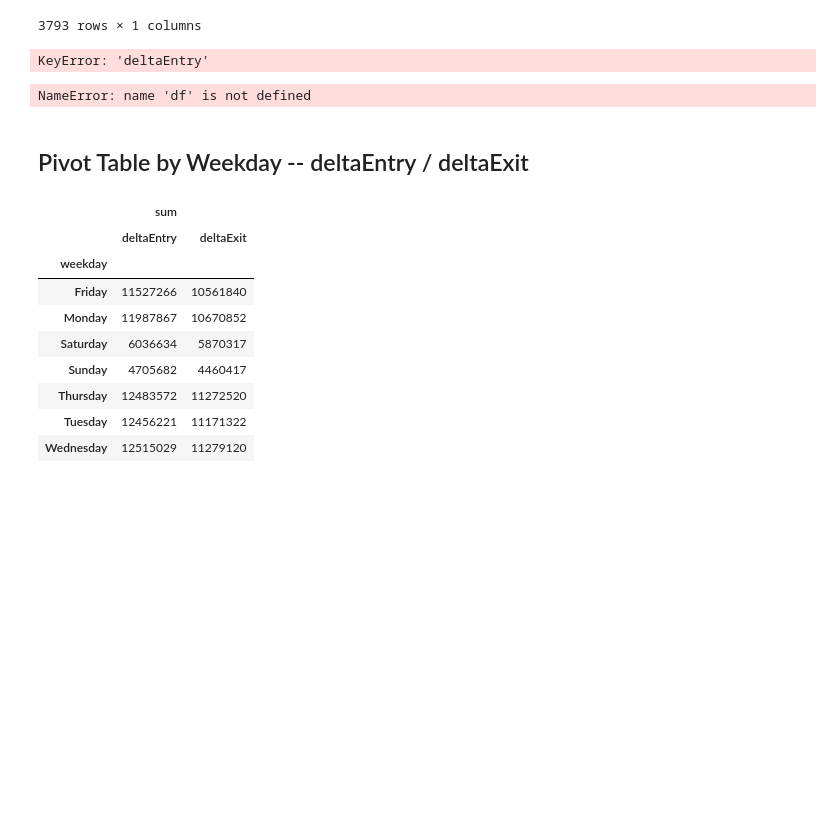
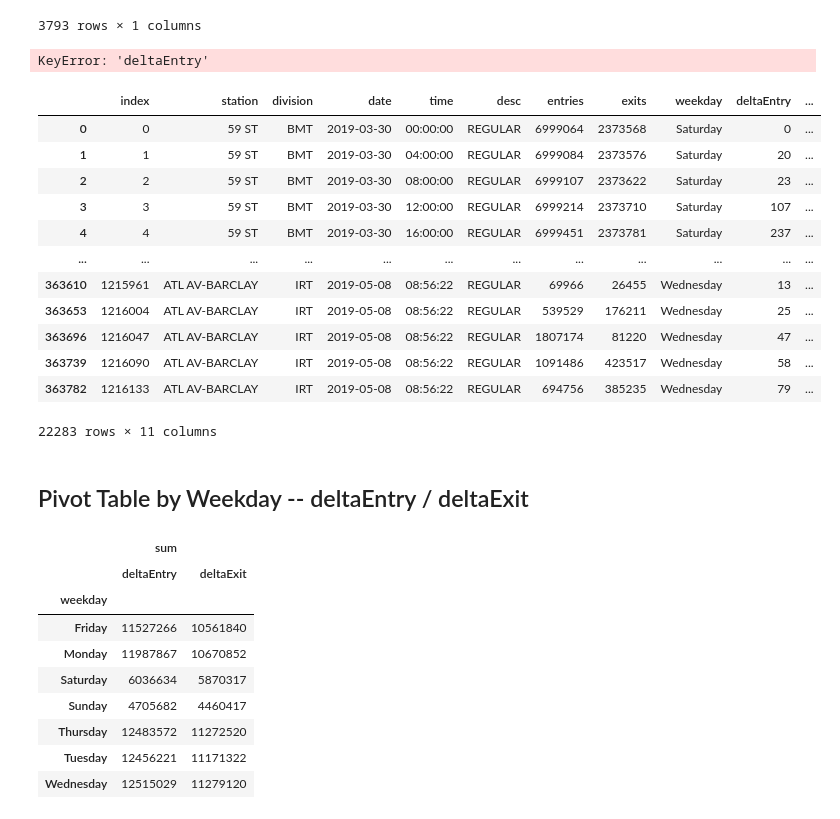
Before and after one commit to cruzkat/Project_01, a Jupyter notebook: Notebooks/KC New Edits MTA.ipynb, the cells around one changed output. Cells and saved outputs as stored; diff of their text form; code cells hidden in the pictures; blank space fills up the shorter version.

```diff
--- a/Notebooks/KC New Edits MTA.ipynb
+++ b/Notebooks/KC New Edits MTA.ipynb
@@ -152,11 +152,22 @@ top20_pivot = pd.pivot_table(top_20_df, values=['deltaEntry','deltaExit'], index
 top20_pivot
 # %% [output]
 KeyError: 'deltaEntry'
-# %%
-time_group = df.sort_values('deltaEntry', ascending = False).groupby(['station']).head(1)
-time_group.groupby(['weekday']).head()
-# %% [output]
-NameError: name 'df' is not defined
+# %%
+df.groupby(['station','weekday','time']).head()
+# %% [output]
+|  | index | station | division | date | time | desc | entries | exits | weekday | deltaEntry | ... |
+| 0 | 0 | 59 ST | BMT | 2019-03-30 | 00:00:00 | REGULAR | 6999064 | 2373568 | Saturday | 0 | ... |
+| 1 | 1 | 59 ST | BMT | 2019-03-30 | 04:00:00 | REGULAR | 6999084 | 2373576 | Saturday | 20 | ... |
+| 2 | 2 | 59 ST | BMT | 2019-03-30 | 08:00:00 | REGULAR | 6999107 | 2373622 | Saturday | 23 | ... |
+| 3 | 3 | 59 ST | BMT | 2019-03-30 | 12:00:00 | REGULAR | 6999214 | 2373710 | Saturday | 107 | ... |
+| 4 | 4 | 59 ST | BMT | 2019-03-30 | 16:00:00 | REGULAR | 6999451 | 2373781 | Saturday | 237 | ... |
+| ... | ... | ... | ... | ... | ... | ... | ... | ... | ... | ... | ... |
+| 363610 | 1215961 | ATL AV-BARCLAY | IRT | 2019-05-08 | 08:56:22 | REGULAR | 69966 | 26455 | Wednesday | 13 | ... |
+| 363653 | 1216004 | ATL AV-BARCLAY | IRT | 2019-05-08 | 08:56:22 | REGULAR | 539529 | 176211 | Wednesday | 25 | ... |
+| 363696 | 1216047 | ATL AV-BARCLAY | IRT | 2019-05-08 | 08:56:22 | REGULAR | 1807174 | 81220 | Wednesday | 47 | ... |
+| 363739 | 1216090 | ATL AV-BARCLAY | IRT | 2019-05-08 | 08:56:22 | REGULAR | 1091486 | 423517 | Wednesday | 58 | ... |
+| 363782 | 1216133 | ATL AV-BARCLAY | IRT | 2019-05-08 | 08:56:22 | REGULAR | 694756 | 385235 | Wednesday | 79 | ... |
+22283 rows × 11 columns
 # %% [markdown]
 ## Pivot Table by Weekday -- deltaEntry / deltaExit
 # %%
```
Also changed, not shown: 4 other files.
